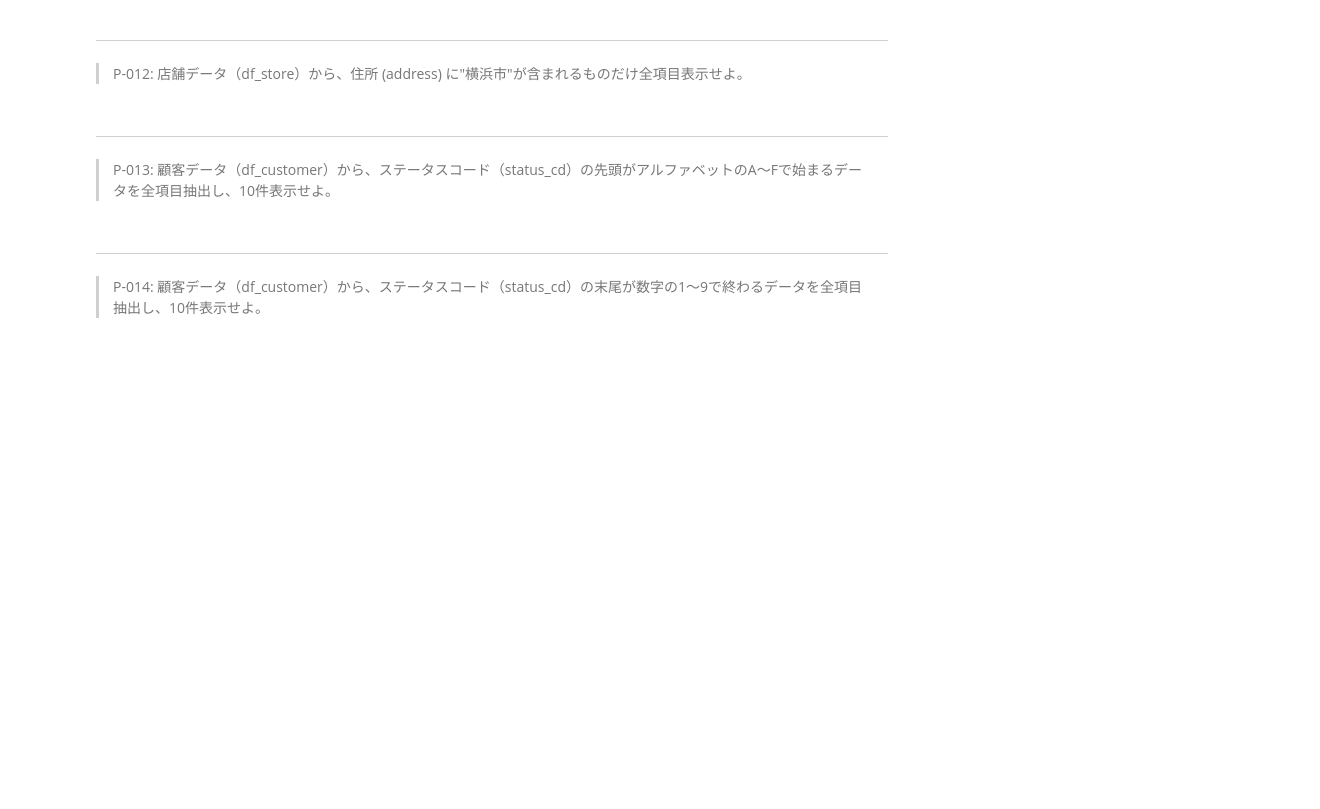
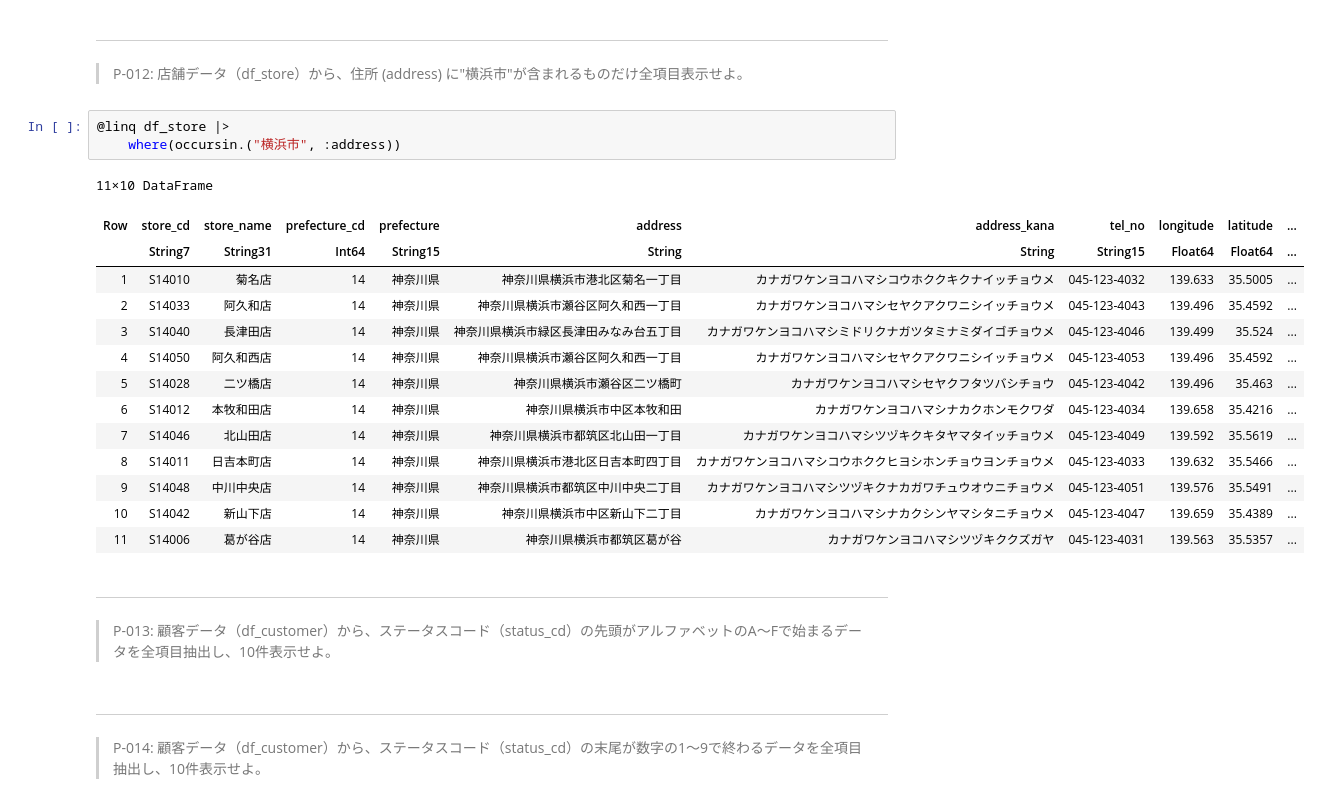
Before and after one commit to kuru-to/100knocks-preprocess, a Jupyter notebook: docker/work/preprocess_knock_Julia.ipynb, the cells around one changed output. Cells and saved outputs as stored; diff of their text form; blank space fills up the shorter version.

```diff
--- a/docker/work/preprocess_knock_Julia.ipynb
+++ b/docker/work/preprocess_knock_Julia.ipynb
@@ -334,6 +318,24 @@ end
 # %% [markdown]
 ---
 > P-012: 店舗データ（df_store）から、住所 (address) に"横浜市"が含まれるものだけ全項目表示せよ。
+# %%
+@linq df_store |>
+    where(occursin.("横浜市", :address))
+# %% [output]
+11×10 DataFrame
+| Row | store_cd | store_name | prefecture_cd | prefecture | address | address_kana | tel_no | longitude | latitude | ... |
+|  | String7 | String31 | Int64 | String15 | String | String | String15 | Float64 | Float64 | ... |
+| 1 | S14010 | 菊名店 | 14 | 神奈川県 | 神奈川県横浜市港北区菊名一丁目 | カナガワケンヨコハマシコウホククキクナイッチョウメ | 045-123-4032 | 139.633 | 35.5005 | ... |
+| 2 | S14033 | 阿久和店 | 14 | 神奈川県 | 神奈川県横浜市瀬谷区阿久和西一丁目 | カナガワケンヨコハマシセヤクアクワニシイッチョウメ | 045-123-4043 | 139.496 | 35.4592 | ... |
+| 3 | S14040 | 長津田店 | 14 | 神奈川県 | 神奈川県横浜市緑区長津田みなみ台五丁目 | カナガワケンヨコハマシミドリクナガツタミナミダイゴチョウメ | 045-123-4046 | 139.499 | 35.524 | ... |
+| 4 | S14050 | 阿久和西店 | 14 | 神奈川県 | 神奈川県横浜市瀬谷区阿久和西一丁目 | カナガワケンヨコハマシセヤクアクワニシイッチョウメ | 045-123-4053 | 139.496 | 35.4592 | ... |
+| 5 | S14028 | 二ツ橋店 | 14 | 神奈川県 | 神奈川県横浜市瀬谷区二ツ橋町 | カナガワケンヨコハマシセヤクフタツバシチョウ | 045-123-4042 | 139.496 | 35.463 | ... |
+| 6 | S14012 | 本牧和田店 | 14 | 神奈川県 | 神奈川県横浜市中区本牧和田 | カナガワケンヨコハマシナカクホンモクワダ | 045-123-4034 | 139.658 | 35.4216 | ... |
+| 7 | S14046 | 北山田店 | 14 | 神奈川県 | 神奈川県横浜市都筑区北山田一丁目 | カナガワケンヨコハマシツヅキクキタヤマタイッチョウメ | 045-123-4049 | 139.592 | 35.5619 | ... |
+| 8 | S14011 | 日吉本町店 | 14 | 神奈川県 | 神奈川県横浜市港北区日吉本町四丁目 | カナガワケンヨコハマシコウホククヒヨシホンチョウヨンチョウメ | 045-123-4033 | 139.632 | 35.5466 | ... |
+| 9 | S14048 | 中川中央店 | 14 | 神奈川県 | 神奈川県横浜市都筑区中川中央二丁目 | カナガワケンヨコハマシツヅキクナカガワチュウオウニチョウメ | 045-123-4051 | 139.576 | 35.5491 | ... |
+| 10 | S14042 | 新山下店 | 14 | 神奈川県 | 神奈川県横浜市中区新山下二丁目 | カナガワケンヨコハマシナカクシンヤマシタニチョウメ | 045-123-4047 | 139.659 | 35.4389 | ... |
+| 11 | S14006 | 葛が谷店 | 14 | 神奈川県 | 神奈川県横浜市都筑区葛が谷 | カナガワケンヨコハマシツヅキククズガヤ | 045-123-4031 | 139.563 | 35.5357 | ... |
 # %% [markdown]
 ---
 > P-013: 顧客データ（df_customer）から、ステータスコード（status_cd）の先頭がアルファベットのA〜Fで始まるデータを全項目抽出し、10件表示せよ。
```
Also changed, not shown: parts of 16 cells of this notebook, 3 other files.
